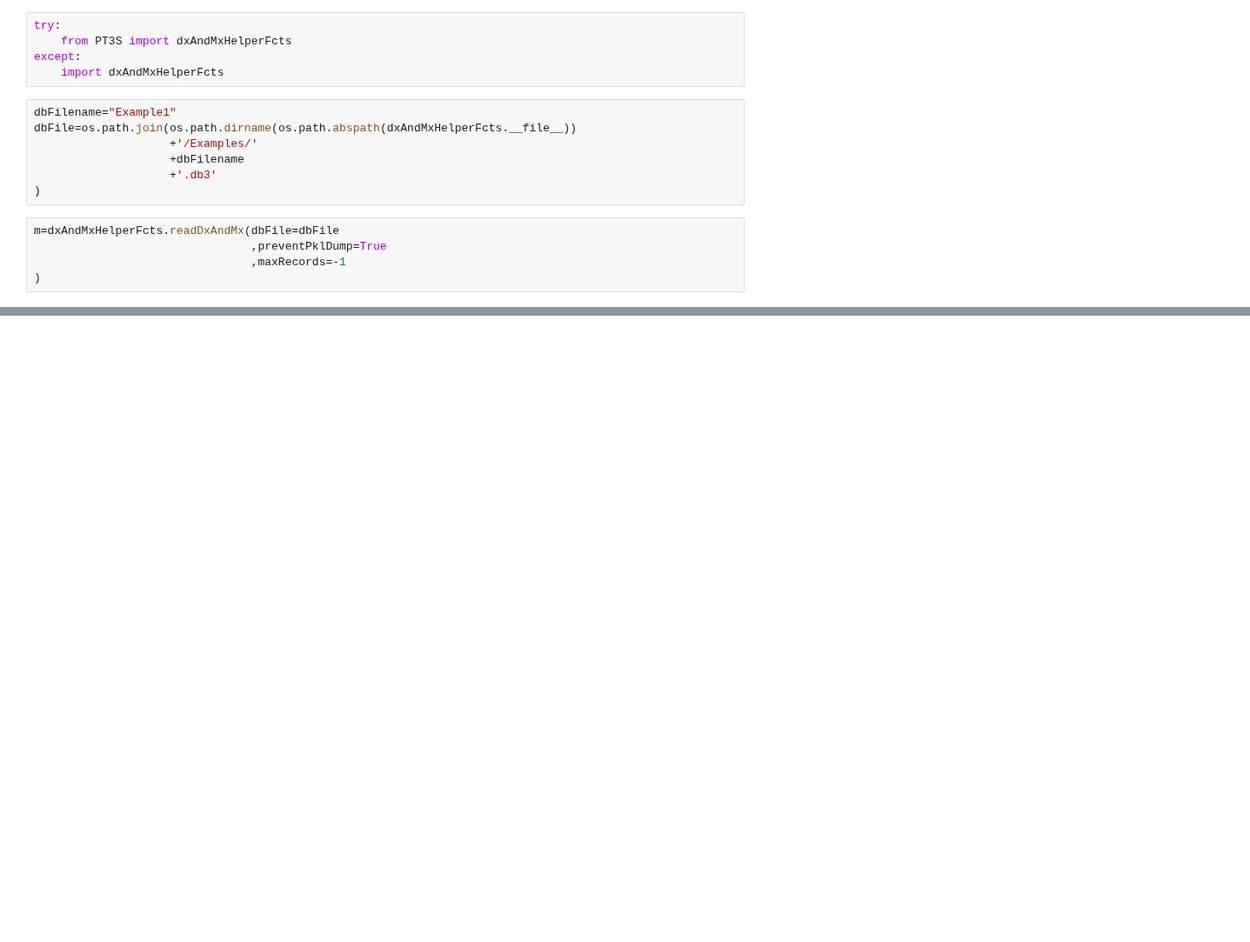
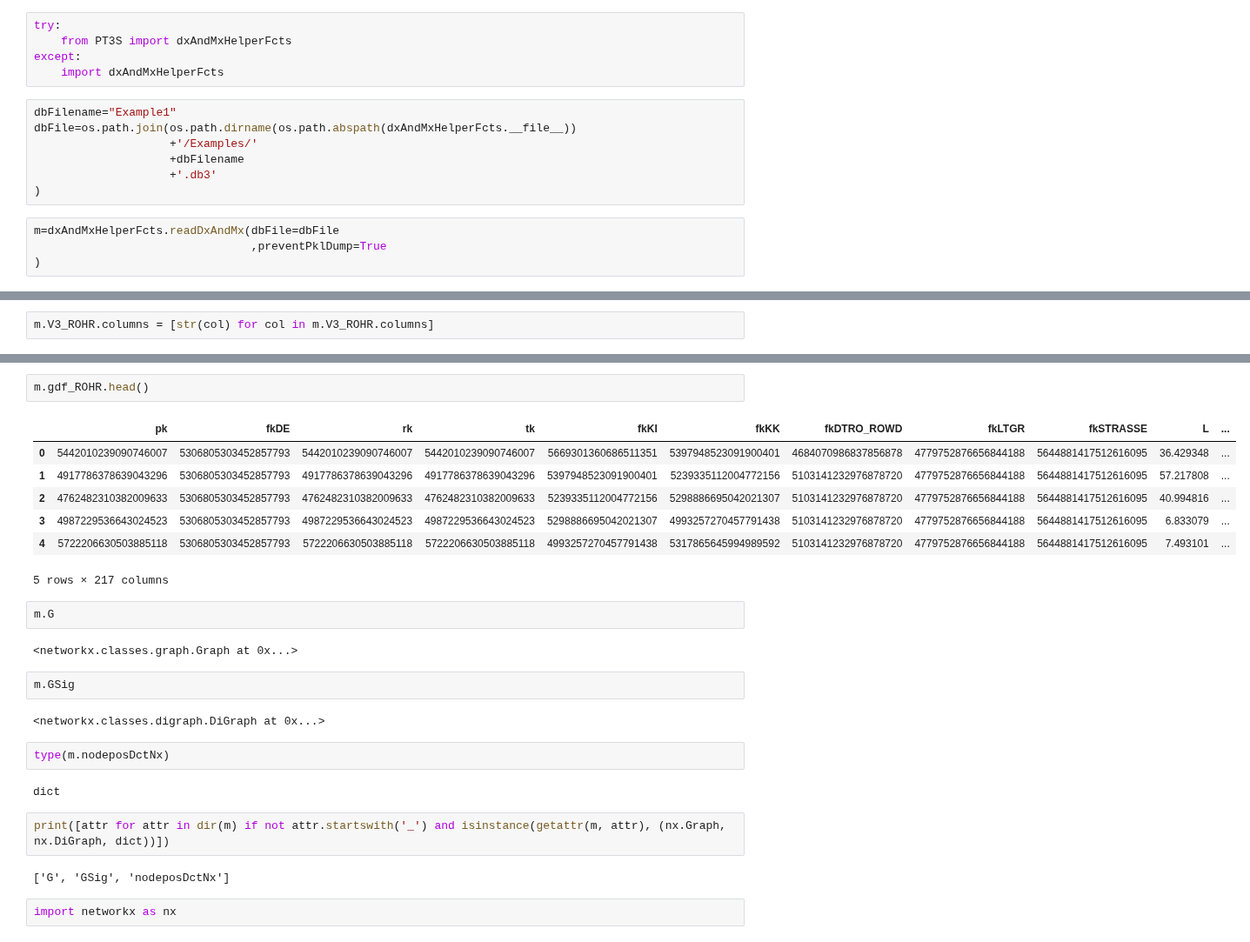
Before and after one commit to 3SConsult/PT3S, a Jupyter notebook: docs/HQ_Example.ipynb, the cells around one changed output, grey strips where cells are left out. Shown at 87% size. Cells and saved outputs as stored; diff of their text form; blank space fills up the shorter version.

```diff
--- a/docs/HQ_Example.ipynb
+++ b/docs/HQ_Example.ipynb
@@ -164,5 +164,4 @@ dbFile=os.path.join(os.path.dirname(os.path.abspath(dxAndMxHelperFcts.__file__))
 # %%
 m=dxAndMxHelperFcts.readDxAndMx(dbFile=dbFile
                                 ,preventPklDump=True
-                                ,maxRecords=-1
 )
@@ -168,0 +193,2 @@ m=dxAndMxHelperFcts.readDxAndMx(dbFile=dbFile
+# %%
+m.V3_ROHR.columns = [str(col) for col in m.V3_ROHR.columns]
@@ -168,0 +258,28 @@ m=dxAndMxHelperFcts.readDxAndMx(dbFile=dbFile
+# %%
+m.gdf_ROHR.head()
+# %% [output]
+|  | pk | fkDE | rk | tk | fkKI | fkKK | fkDTRO_ROWD | fkLTGR | fkSTRASSE | L | ... |
+| 0 | 5442010239090746007 | 5306805303452857793 | 5442010239090746007 | 5442010239090746007 | 5669301360686511351 | 5397948523091900401 | 4684070986837856878 | 4779752876656844188 | 5644881417512616095 | 36.429348 | ... |
+| 1 | 4917786378639043296 | 5306805303452857793 | 4917786378639043296 | 4917786378639043296 | 5397948523091900401 | 5239335112004772156 | 5103141232976878720 | 4779752876656844188 | 5644881417512616095 | 57.217808 | ... |
+| 2 | 4762482310382009633 | 5306805303452857793 | 4762482310382009633 | 4762482310382009633 | 5239335112004772156 | 5298886695042021307 | 5103141232976878720 | 4779752876656844188 | 5644881417512616095 | 40.994816 | ... |
+| 3 | 4987229536643024523 | 5306805303452857793 | 4987229536643024523 | 4987229536643024523 | 5298886695042021307 | 4993257270457791438 | 5103141232976878720 | 4779752876656844188 | 5644881417512616095 | 6.833079 | ... |
+| 4 | 5722206630503885118 | 5306805303452857793 | 5722206630503885118 | 5722206630503885118 | 4993257270457791438 | 5317865645994989592 | 5103141232976878720 | 4779752876656844188 | 5644881417512616095 | 7.493101 | ... |
+5 rows × 217 columns
+# %%
+m.G
+# %% [output]
+<networkx.classes.graph.Graph at 0x...>
+# %%
+m.GSig
+# %% [output]
+<networkx.classes.digraph.DiGraph at 0x...>
+# %%
+type(m.nodeposDctNx)
+# %% [output]
+dict
+# %%
+print([attr for attr in dir(m) if not attr.startswith('_') and isinstance(getattr(m, attr), (nx.Graph, nx.DiGraph, dict))])
+# %% [output]
+['G', 'GSig', 'nodeposDctNx']
+# %%
+import networkx as nx
```
Also changed, not shown: parts of 12 cells of this notebook, 47 other files.
